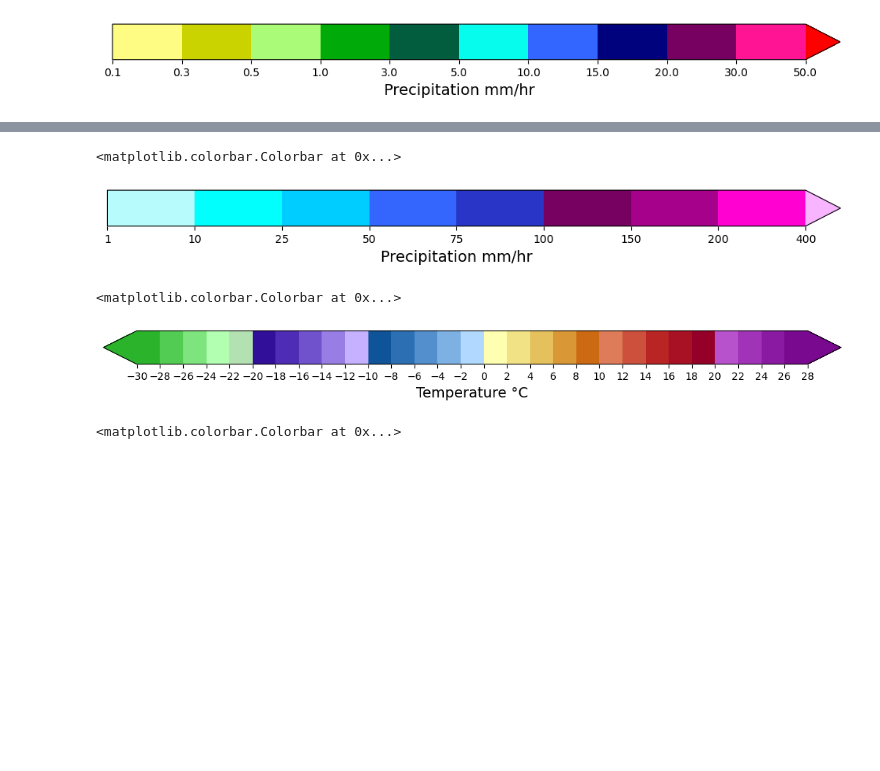
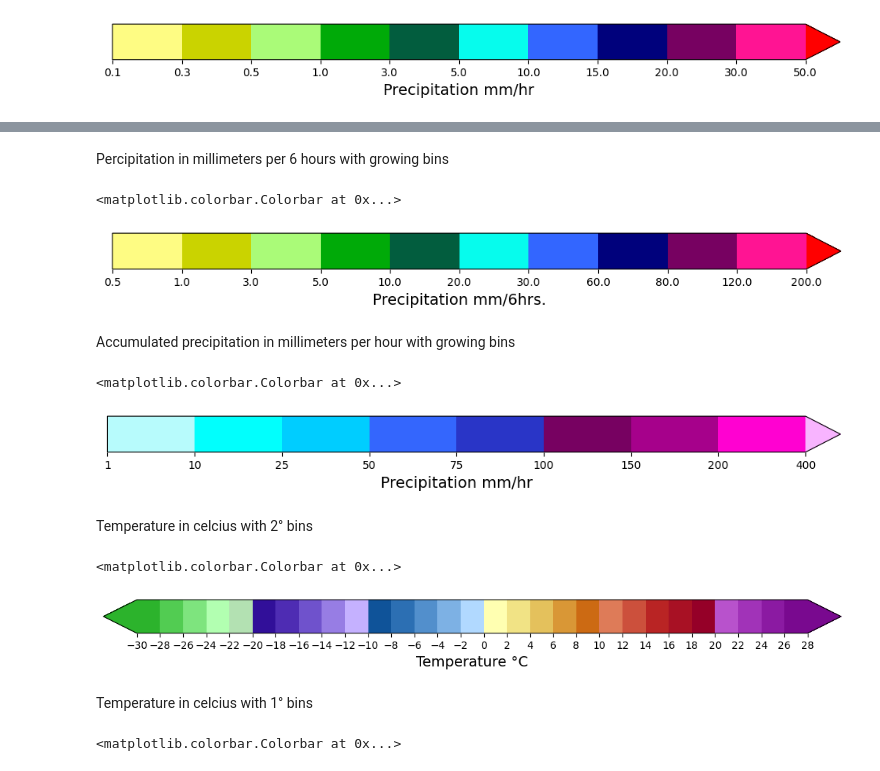
Before and after one commit to ragnarheidar/notebooks, a Jupyter notebook: Weather_colors.ipynb, the cells around one changed output, grey strips where cells are left out. Drawn from its saved outputs; the diff is of its cells as text; code cells hidden in the pictures; blank space fills up the shorter version.

```diff
--- a/Weather_colors.ipynb
+++ b/Weather_colors.ipynb
@@ -63,3 +92,32 @@ fig.colorbar(
+# %% [markdown]
+Percipitation in millimeters per 6 hours with growing bins
+# %%
+fig, ax = plt.subplots(figsize=(12, 1.2))
+fig.subplots_adjust(bottom=0.5)
+plt.rc('axes', labelsize=14)
+
+precipitation_6hr_hex_list = ['#fefc83','#cad300','#aafb78','#00aa08','#025d3e',
+                              '#06fced','#3366ff','#00017c','#770161','#ff1493']
+
+precip_6hr_cmap = (mpl.colors.ListedColormap(precipitation_6hr_hex_list).with_extremes(over='#ff0000'))
+
+precip_6hr_bounds = [0.5, 1, 3, 5, 10, 20, 30, 60, 80, 120, 200]
+
+norm = mpl.colors.BoundaryNorm(precip_6hr_bounds, precip_6hr_cmap.N)
+fig.colorbar(
+    mpl.cm.ScalarMappable(cmap=precip_6hr_cmap, norm=norm),
+    cax=ax,
+    ticks=precip_6hr_bounds,
+    extend='max',
+    #spacing='proportional',
+    orientation='horizontal',
+    label='Precipitation mm/6hrs.'
+)
+# %% [output]
+<matplotlib.colorbar.Colorbar at 0x...>
+[figure, added]
+# %% [markdown]
+Accumulated precipitation in millimeters per hour with growing bins
 # %%
 fig, ax = plt.subplots(figsize=(12, 1.2))
 fig.subplots_adjust(bottom=0.5)
@@ -86,6 +143,8 @@ fig.colorbar(
 # %% [output]
 <matplotlib.colorbar.Colorbar at 0x...>
 [figure]
+# %% [markdown]
+Temperature in celcius with 2° bins
 # %%
 fig, ax = plt.subplots(figsize=(13, 1.2))
 fig.subplots_adjust(bottom=0.5)
@@ -119,6 +177,8 @@ fig.colorbar(
 # %% [output]
 <matplotlib.colorbar.Colorbar at 0x...>
 [figure]
+# %% [markdown]
+Temperature in celcius with 1° bins
 # %%
 fig, ax = plt.subplots(figsize=(15, 1.2))
 fig.subplots_adjust(bottom=0.5)
```
Also changed, not shown: parts of 12 cells of this notebook, 1 other file.
